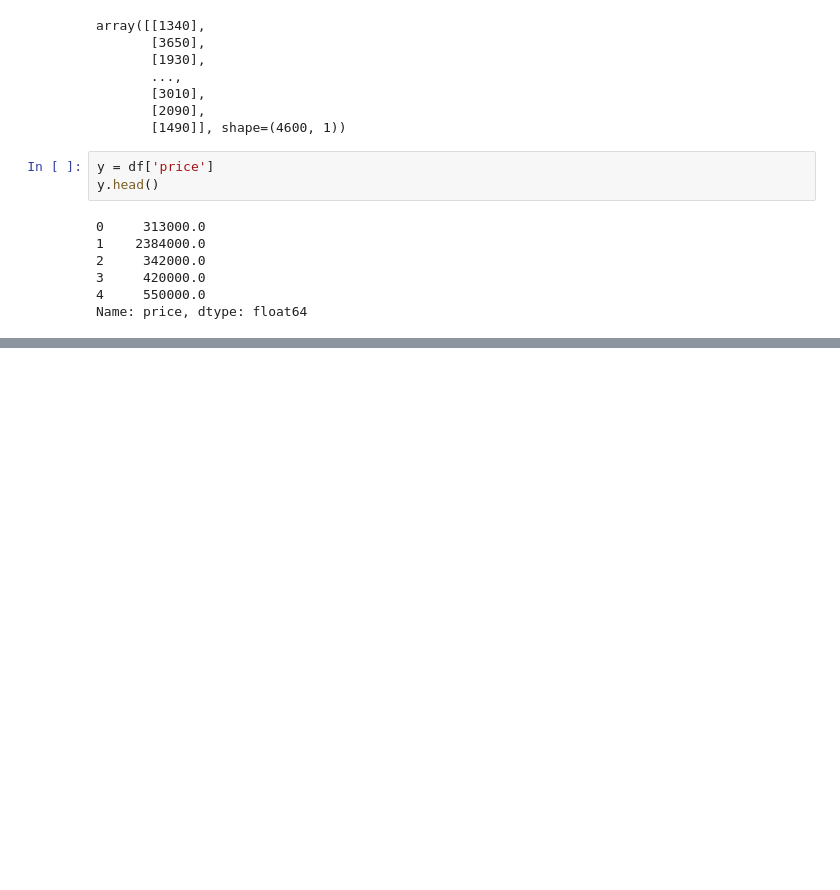
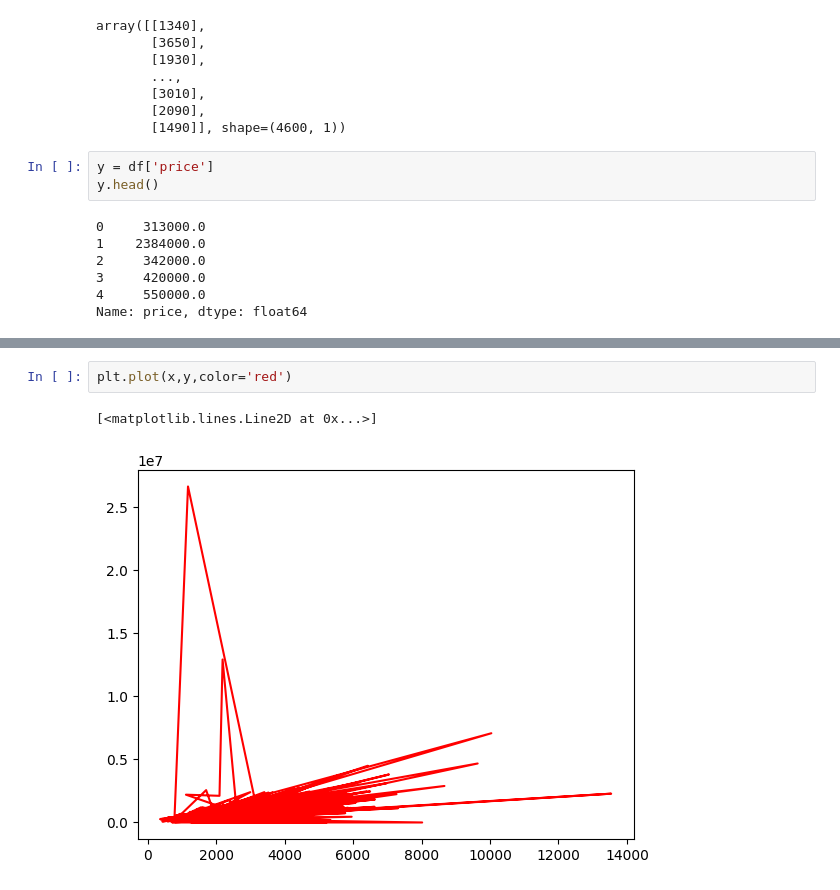
Before and after one commit to subenakhatun/Data-Science, a Jupyter notebook: MachineLearningTheory/linear-regression/linear-regression.ipynb, the cells around one changed output, grey strips where cells are left out. Cells and saved outputs as stored; diff of their text form; blank space fills up the shorter version.

```diff
--- a/MachineLearningTheory/linear-regression/linear-regression.ipynb
+++ b/MachineLearningTheory/linear-regression/linear-regression.ipynb
@@ -98,0 +102,5 @@ AttributeError: 'numpy.ndarray' object has no attribute 'values'
+# %%
+plt.plot(x,y,color='red')
+# %% [output]
+[<matplotlib.lines.Line2D at 0x...>]
+[figure, added]
```
Also changed, not shown: parts of 6 cells of this notebook.
